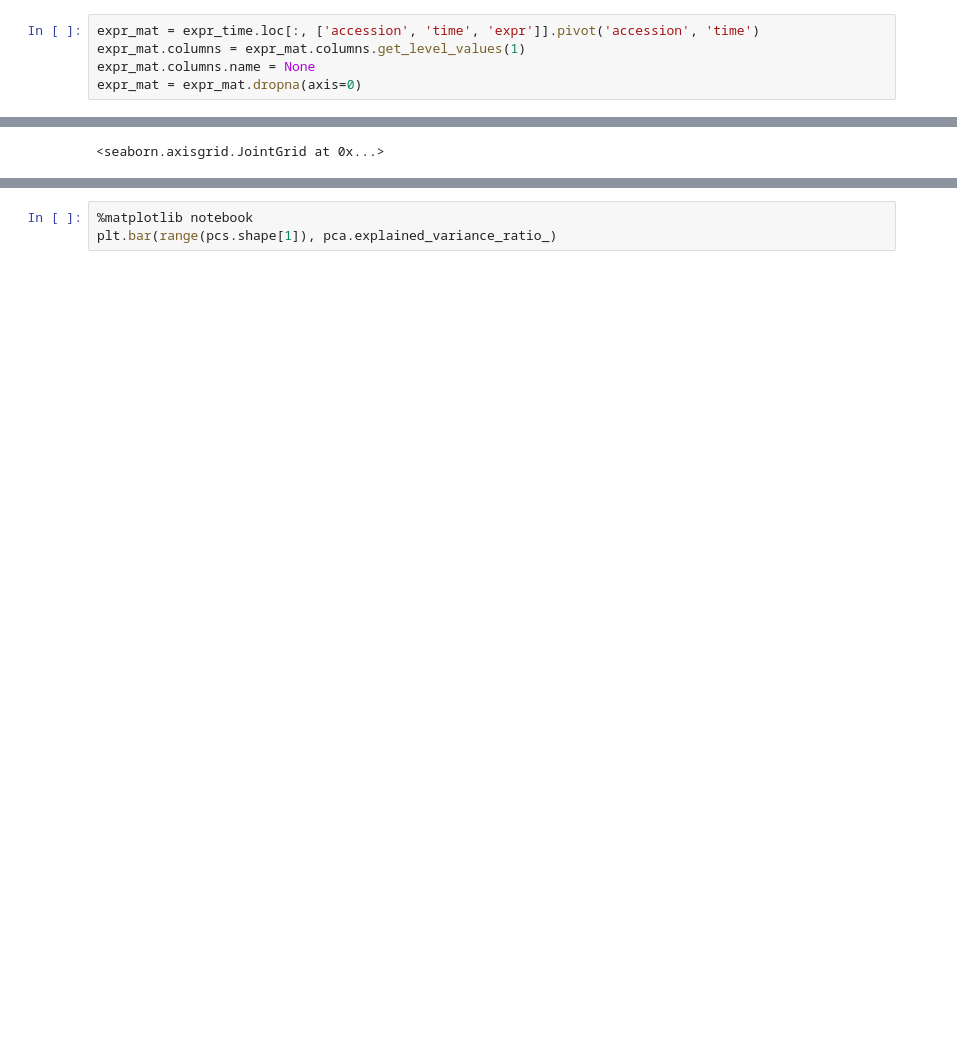
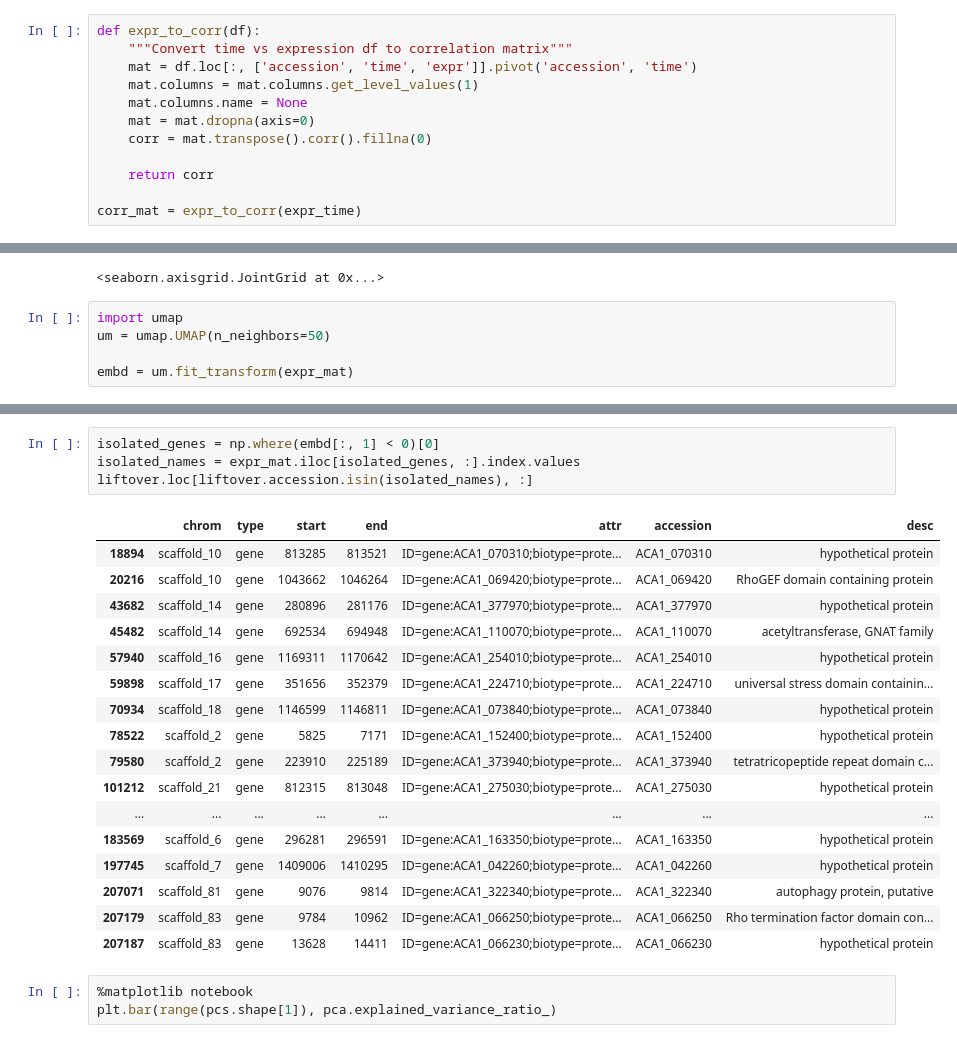
Before and after one commit to cmdoret/Acastellanii_legionella_infection, a Jupyter notebook: docs/notebooks/infection_contacts_diff_expr.ipynb, the cells around one changed output, grey strips where cells are left out. Saved outputs shown, nothing was run; the diff lists cells and outputs as text; blank space fills up the shorter version.

```diff
--- a/docs/notebooks/infection_contacts_diff_expr.ipynb
+++ b/docs/notebooks/infection_contacts_diff_expr.ipynb
@@ -252,7 +213,14 @@ expr_time = pd.read_csv('data/output/diff_expr/expr_vs_time.tsv', sep='\t')
 #expr_time['expr'] = 2**expr_time.log2FoldChange *   expr_time.baseMean
 expr_time['expr'] = expr_time['log2FoldChange']
 # %%
-expr_mat = expr_time.loc[:, ['accession', 'time', 'expr']].pivot('accession', 'time')
-expr_mat.columns = expr_mat.columns.get_level_values(1)
-expr_mat.columns.name = None
-expr_mat = expr_mat.dropna(axis=0)
+def expr_to_corr(df):
+    """Convert time vs expression df to correlation matrix"""
+    mat = df.loc[:, ['accession', 'time', 'expr']].pivot('accession', 'time')
+    mat.columns = mat.columns.get_level_values(1)
+    mat.columns.name = None
+    mat = mat.dropna(axis=0)
+    corr = mat.transpose().corr().fillna(0)
+
+    return corr
+
+corr_mat = expr_to_corr(expr_time)
@@ -309,3 +310,8 @@ sns.jointplot(pcs[:, 0], pcs[:, 1])
 [interactive output not drawn]
 [interactive output not drawn]
 <seaborn.axisgrid.JointGrid at 0x...>
+# %%
+import umap
+um = umap.UMAP(n_neighbors=50)
+
+embd = um.fit_transform(expr_mat)
@@ -312,3 +325,25 @@ sns.jointplot(pcs[:, 0], pcs[:, 1])
+# %%
+isolated_genes = np.where(embd[:, 1] < 0)[0]
+isolated_names = expr_mat.iloc[isolated_genes, :].index.values
+liftover.loc[liftover.accession.isin(isolated_names), :]
+# %% [output]
+|  | chrom | type | start | end | attr | accession | desc |
+| 18894 | scaffold_10 | gene | 813285 | 813521 | ID=gene:ACA1_070310;biotype=prote... | ACA1_070310 | hypothetical protein |
+| 20216 | scaffold_10 | gene | 1043662 | 1046264 | ID=gene:ACA1_069420;biotype=prote... | ACA1_069420 | RhoGEF domain containing protein |
+| 43682 | scaffold_14 | gene | 280896 | 281176 | ID=gene:ACA1_377970;biotype=prote... | ACA1_377970 | hypothetical protein |
+| 45482 | scaffold_14 | gene | 692534 | 694948 | ID=gene:ACA1_110070;biotype=prote... | ACA1_110070 | acetyltransferase, GNAT family |
+| 57940 | scaffold_16 | gene | 1169311 | 1170642 | ID=gene:ACA1_254010;biotype=prote... | ACA1_254010 | hypothetical protein |
+| 59898 | scaffold_17 | gene | 351656 | 352379 | ID=gene:ACA1_224710;biotype=prote... | ACA1_224710 | universal stress domain containin... |
+| 70934 | scaffold_18 | gene | 1146599 | 1146811 | ID=gene:ACA1_073840;biotype=prote... | ACA1_073840 | hypothetical protein |
+| 78522 | scaffold_2 | gene | 5825 | 7171 | ID=gene:ACA1_152400;biotype=prote... | ACA1_152400 | hypothetical protein |
+| 79580 | scaffold_2 | gene | 223910 | 225189 | ID=gene:ACA1_373940;biotype=prote... | ACA1_373940 | tetratricopeptide repeat domain c... |
+| 101212 | scaffold_21 | gene | 812315 | 813048 | ID=gene:ACA1_275030;biotype=prote... | ACA1_275030 | hypothetical protein |
+| ... | ... | ... | ... | ... | ... | ... | ... |
+| 183569 | scaffold_6 | gene | 296281 | 296591 | ID=gene:ACA1_163350;biotype=prote... | ACA1_163350 | hypothetical protein |
+| 197745 | scaffold_7 | gene | 1409006 | 1410295 | ID=gene:ACA1_042260;biotype=prote... | ACA1_042260 | hypothetical protein |
+| 207071 | scaffold_81 | gene | 9076 | 9814 | ID=gene:ACA1_322340;biotype=prote... | ACA1_322340 | autophagy protein, putative |
+| 207179 | scaffold_83 | gene | 9784 | 10962 | ID=gene:ACA1_066250;biotype=prote... | ACA1_066250 | Rho termination factor domain con... |
+| 207187 | scaffold_83 | gene | 13628 | 14411 | ID=gene:ACA1_066230;biotype=prote... | ACA1_066230 | hypothetical protein |
 # %%
 %matplotlib notebook
 plt.bar(range(pcs.shape[1]), pca.explained_variance_ratio_)
```
Also changed, not shown: parts of 45 cells of this notebook.
